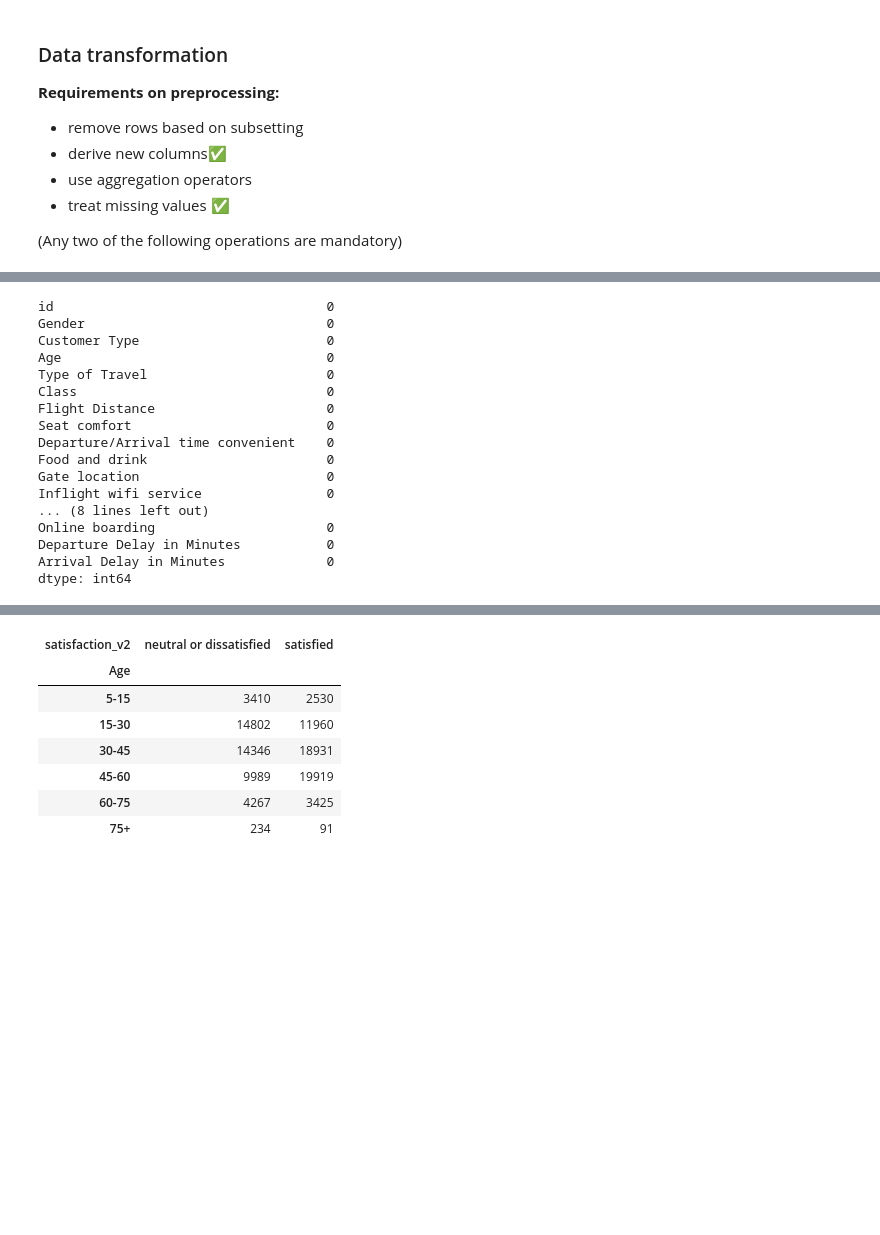
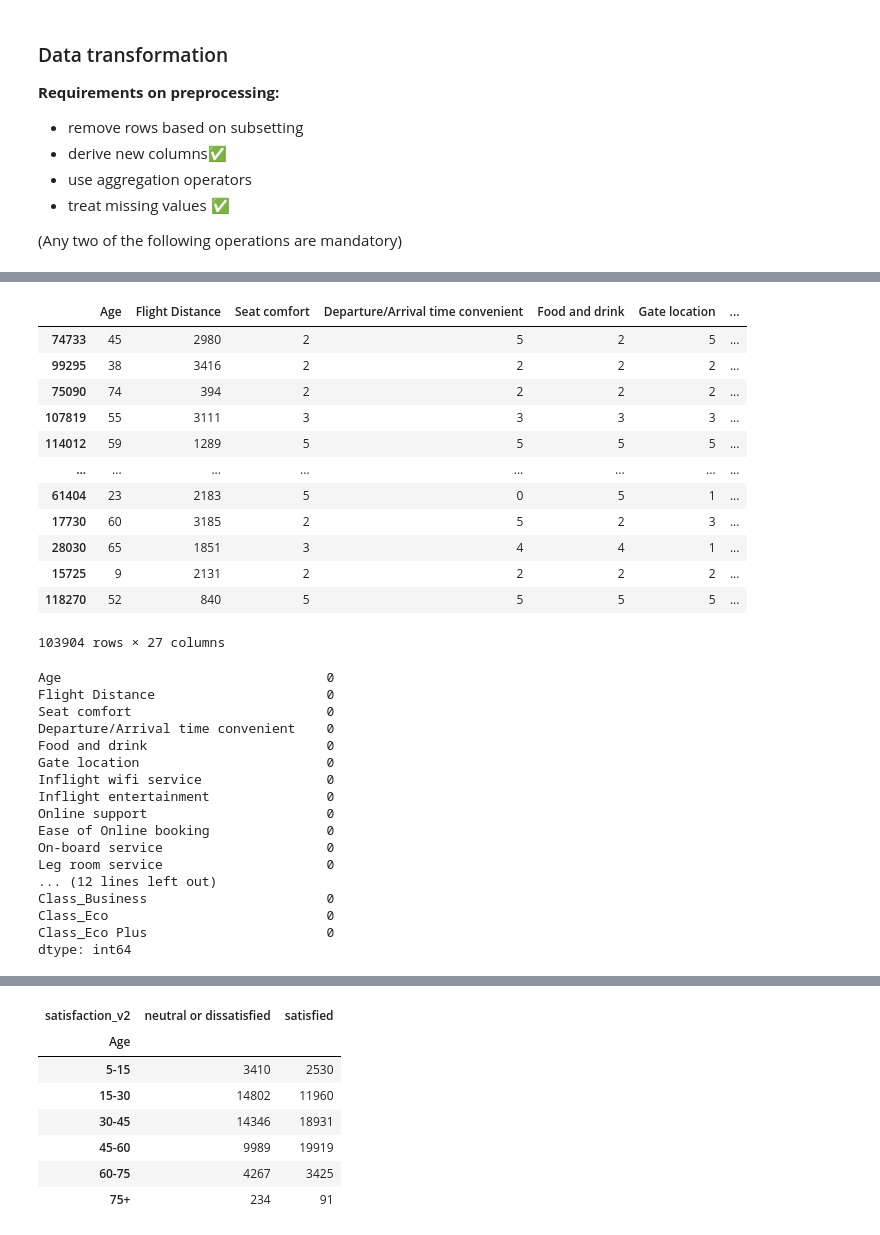
Before and after one commit to aselkabopp/airline_passenger_satisfaction, a Jupyter notebook: airline_passenger_satisfaction.ipynb, the cells around one changed output, grey strips where cells are left out. Saved outputs shown, nothing was run; the diff lists cells and outputs as text; code cells hidden in the pictures; blank space fills up the shorter version.

```diff
--- a/airline_passenger_satisfaction.ipynb
+++ b/airline_passenger_satisfaction.ipynb
@@ -227,22 +217,39 @@ __Requirements on preprocessing:__
+# %%
+X_train = pd.get_dummies(X_train, columns=['Gender', 'Customer Type', 'Type of Travel', 'Class'])
+X_train
+# %% [output]
+|  | Age | Flight Distance | Seat comfort | Departure/Arrival time convenient | Food and drink | Gate location | ... |
+| 74733 | 45 | 2980 | 2 | 5 | 2 | 5 | ... |
+| 99295 | 38 | 3416 | 2 | 2 | 2 | 2 | ... |
+| 75090 | 74 | 394 | 2 | 2 | 2 | 2 | ... |
+| 107819 | 55 | 3111 | 3 | 3 | 3 | 3 | ... |
+| 114012 | 59 | 1289 | 5 | 5 | 5 | 5 | ... |
+| ... | ... | ... | ... | ... | ... | ... | ... |
+| 61404 | 23 | 2183 | 5 | 0 | 5 | 1 | ... |
+| 17730 | 60 | 3185 | 2 | 5 | 2 | 3 | ... |
+| 28030 | 65 | 1851 | 3 | 4 | 4 | 1 | ... |
+| 15725 | 9 | 2131 | 2 | 2 | 2 | 2 | ... |
+| 118270 | 52 | 840 | 5 | 5 | 5 | 5 | ... |
+103904 rows × 27 columns
 # %%
 arrival_delay_median = X_train["Arrival Delay in Minutes"].median()
 X_train["Arrival Delay in Minutes"] = X_train["Arrival Delay in Minutes"].fillna(arrival_delay_median)
 X_train.isnull().sum()
 # %% [output]
-id                                   0
-Gender                               0
-Customer Type                        0
 Age                                  0
-Type of Travel                       0
-Class                                0
 Flight Distance                      0
 Seat comfort                         0
 Departure/Arrival time convenient    0
 Food and drink                       0
 Gate location                        0
 Inflight wifi service                0
-... (8 lines left out)
-Online boarding                      0
-Departure Delay in Minutes           0
-Arrival Delay in Minutes             0
+Inflight entertainment               0
+Online support                       0
+Ease of Online booking               0
+On-board service                     0
+Leg room service                     0
+... (12 lines left out)
+Class_Business                       0
+Class_Eco                            0
+Class_Eco Plus                       0
 dtype: int64
```
Also changed, not shown: parts of 15 cells of this notebook.
